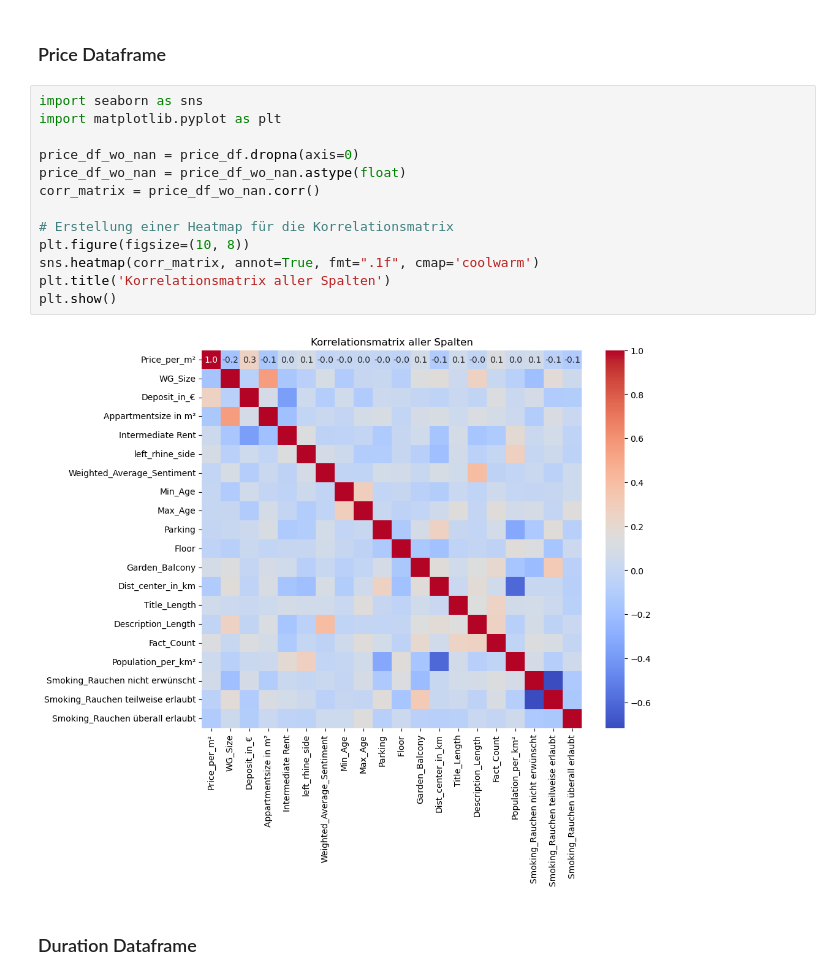
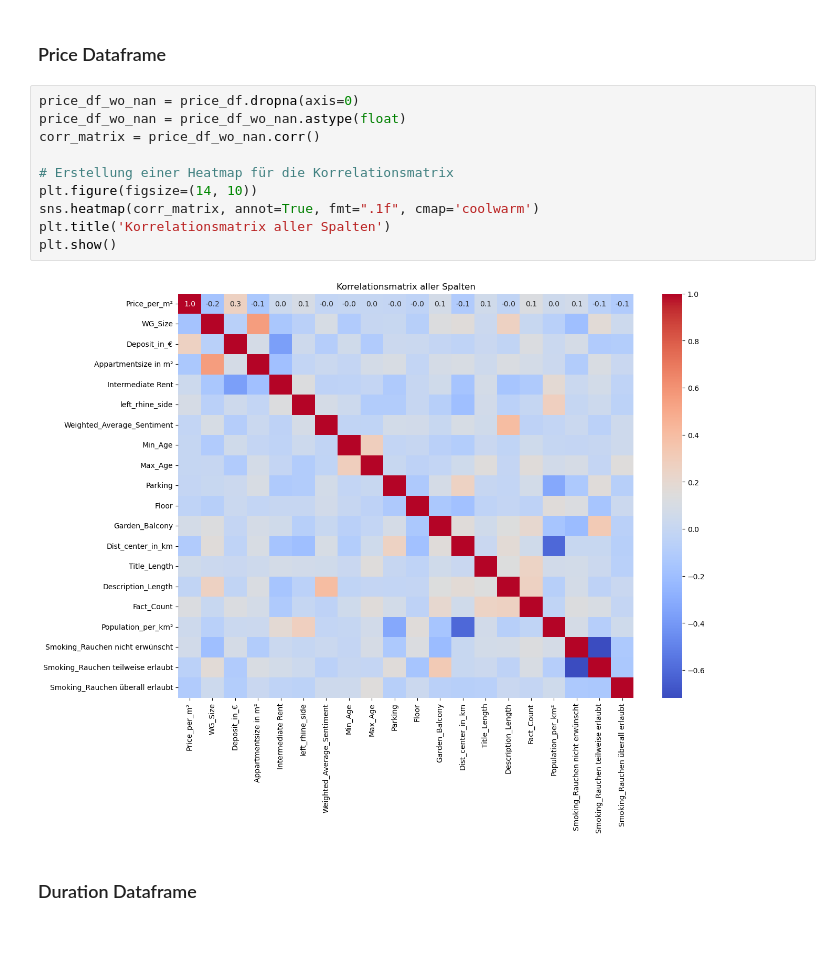
Before and after one commit to iwh-halle/fdap-2024-julian-456, a Jupyter notebook: appartment_analysis/data_analysis/data_analysis.ipynb, the cells around one changed output. Saved outputs shown, nothing was run; the diff lists cells and outputs as text; blank space fills up the shorter version.

```diff
--- a/appartment_analysis/data_analysis/data_analysis.ipynb
+++ b/appartment_analysis/data_analysis/data_analysis.ipynb
@@ -225,20 +231,17 @@ duration_df
 # %% [markdown]
 ### Price Dataframe
 # %%
-import seaborn as sns
-import matplotlib.pyplot as plt
-
 price_df_wo_nan = price_df.dropna(axis=0)
 price_df_wo_nan = price_df_wo_nan.astype(float)
 corr_matrix = price_df_wo_nan.corr()
 
 # Erstellung einer Heatmap für die Korrelationsmatrix
-plt.figure(figsize=(10, 8))
+plt.figure(figsize=(14, 10))
 sns.heatmap(corr_matrix, annot=True, fmt=".1f", cmap='coolwarm')
 plt.title('Korrelationsmatrix aller Spalten')
 plt.show()
 # %% [output]
-[figure, old version]
+[figure, new version]
 # %% [markdown]
 ### Duration Dataframe
 # %%
```
Also changed, not shown: parts of 16 cells of this notebook.
